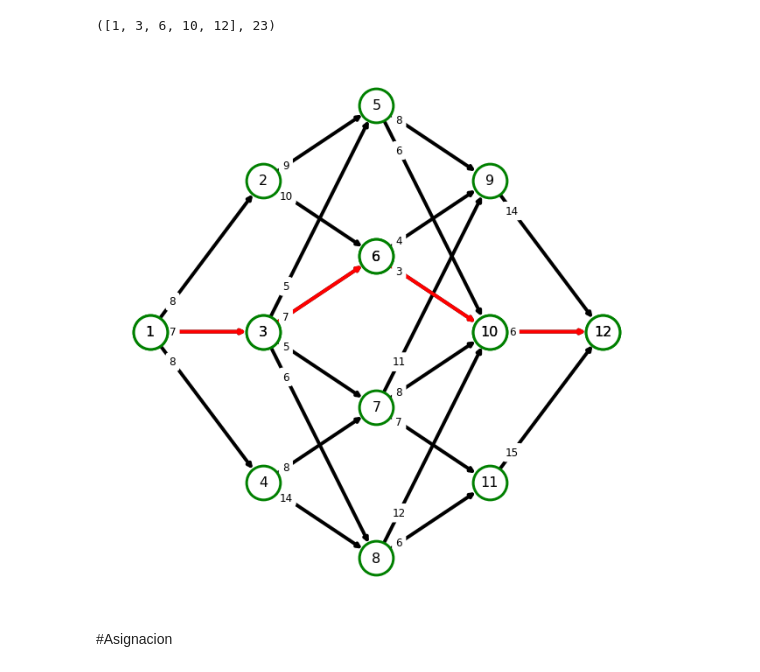
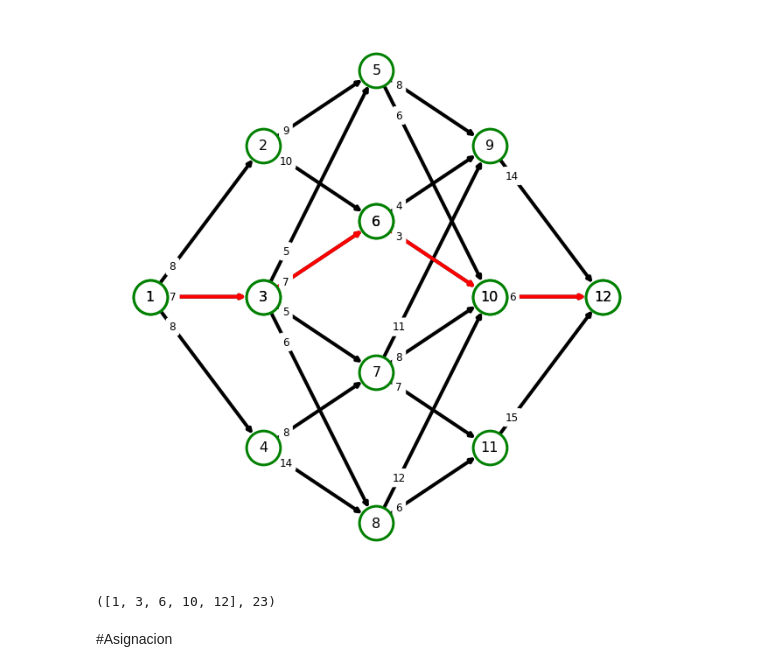
Before and after one commit to Michael-Jimenez-C/Investigaci-n-de-operaciones, a Jupyter notebook: Tarea5IO/PD_deterministica.ipynb, the cells around one changed output. Cells and saved outputs as stored; diff of their text form; code cells hidden in the pictures.

```diff
--- a/Tarea5IO/PD_deterministica.ipynb
+++ b/Tarea5IO/PD_deterministica.ipynb
@@ -85,0 +119,3 @@ def caminoA(aristas,origen,destino,min=True):
+# %%
+grafica.graficarCamino(1,12,True,opciones,opcionesAristas)
+# %% [output]
@@ -86 +123,2 @@ def caminoA(aristas,origen,destino,min=True):
+[figure, added]
 # %%
@@ -89,25 +126,4 @@ print(sol)
 # %% [output]
 ([1, 3, 6, 10, 12], 23)
-# %%
-def  graficarCamino(G,sol,options,pos):
-  Gs=G.subgraph(sol)
-
-  plt.figure(figsize=(9,9))
-
-  nx.draw_networkx(G, pos,**options)
-  edge_labels = nx.get_edge_attributes(G, "weight")
-  nx.draw_networkx_edge_labels(G, pos, edge_labels,label_pos=.8,rotate=False,font_size= 12)
-
-  nx.draw_networkx(Gs, pos,**options,edge_color="red")
-  nx.draw_networkx_edge_labels(Gs, pos, edge_labels,label_pos=.8,rotate=False,font_size= 12)
-  ax = plt.gca()
-  plt.axis("off")
-  plt.tight_layout()
-  plt.savefig("Grafosolucion.pdf",dpi=500)
-  plt.show()
-
-graficarCamino(G,sol[0],options,pos)
-# %% [output]
-[figure, removed]
 # %% [markdown]
 #Asignacion
```
Also changed, not shown: parts of 26 cells of this notebook.
